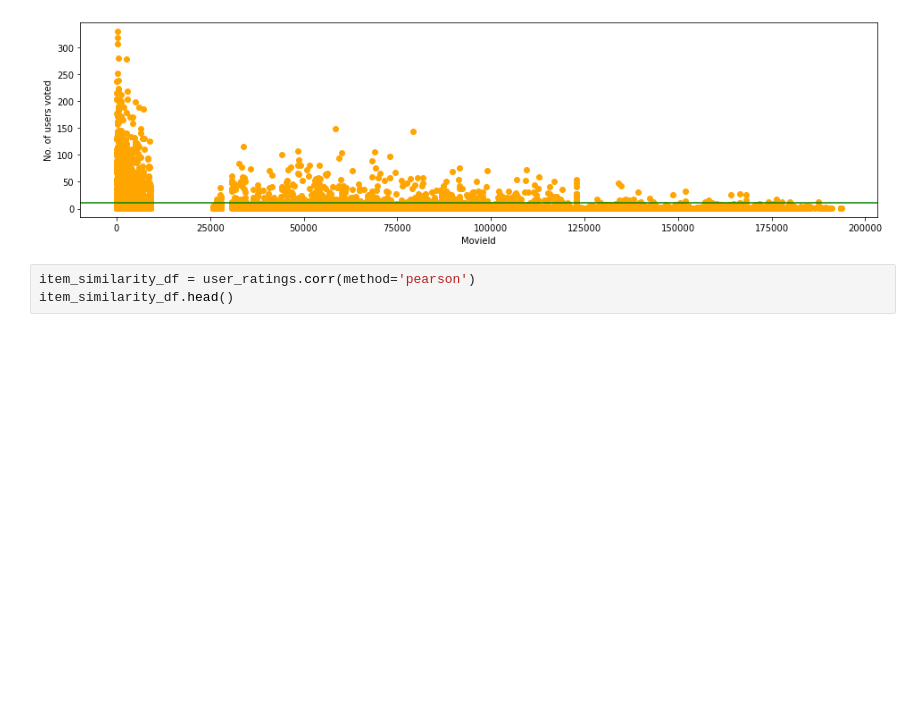
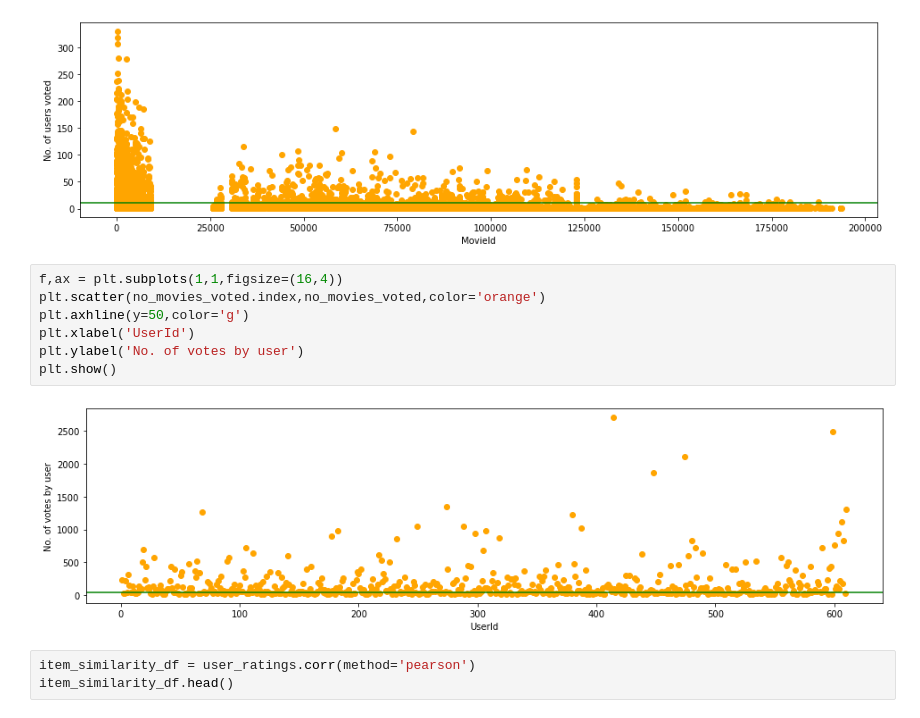
Before and after one commit to Firoz5/mini_project, a Jupyter notebook: miniproject_movie_recommendation_system.ipynb, the cells around one changed output. Drawn from its saved outputs; the diff is of its cells as text; blank space fills up the shorter version.

Commit message:
graph uploaded for visualisation

```diff
--- a/miniproject_movie_recommendation_system.ipynb
+++ b/miniproject_movie_recommendation_system.ipynb
@@ -79,6 +79,15 @@ plt.ylabel('No. of users voted')
 plt.show()
 # %% [output]
 [figure]
+# %%
+f,ax = plt.subplots(1,1,figsize=(16,4))
+plt.scatter(no_movies_voted.index,no_movies_voted,color='orange')
+plt.axhline(y=50,color='g')
+plt.xlabel('UserId')
+plt.ylabel('No. of votes by user')
+plt.show()
+# %% [output]
+[figure, added]
 # %%
 item_similarity_df = user_ratings.corr(method='pearson')
 item_similarity_df.head()
```
